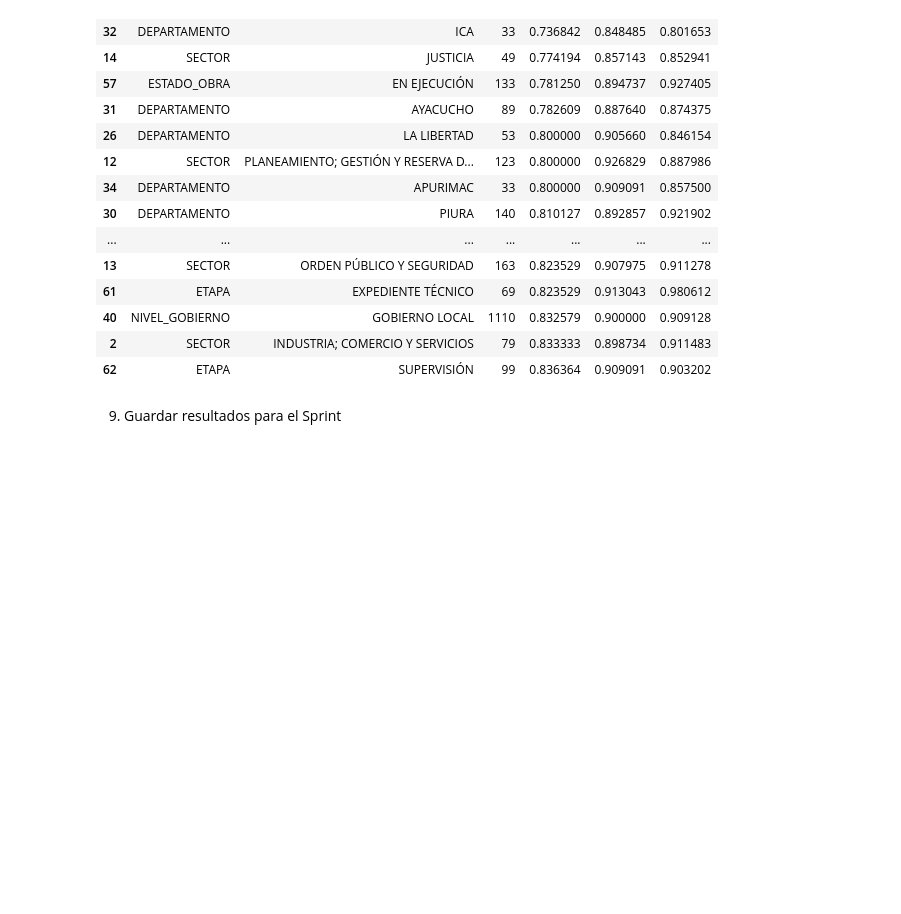
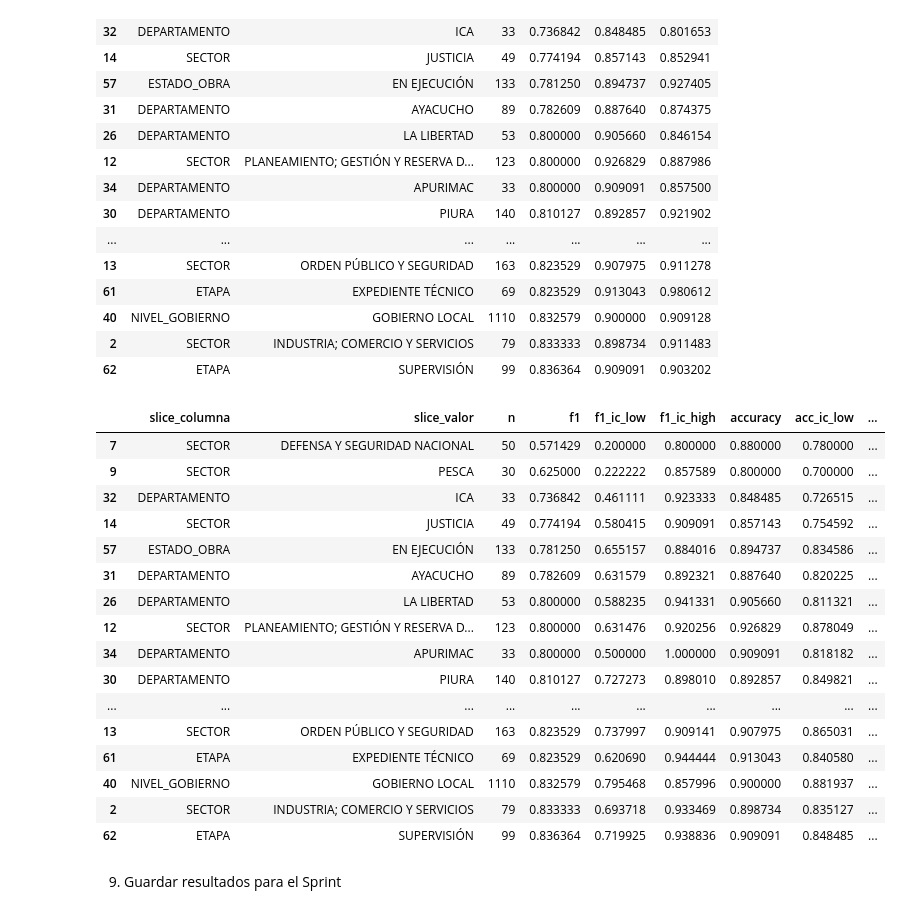
Before and after one commit to webconceptos/Deteccion_Corrupcion, a Jupyter notebook: notebooks/Sprint4/02_SlicesProblematicos.ipynb, the cells around one changed output. Cells and saved outputs as stored; diff of their text form; code cells hidden in the pictures; blank space fills up the shorter version.

Commit message:
Sprint 4: notebooks, modelos y análisis final

```diff
--- a/notebooks/Sprint4/02_SlicesProblematicos.ipynb
+++ b/notebooks/Sprint4/02_SlicesProblematicos.ipynb
@@ -279,3 +286,44 @@ df_slices_ic.head()
+# %%
+#####OPTIMIZADO#####
+resultados_slices_ic = []
+
+# Reducir análisis a slices relevantes
+slices = [
+    "SECTOR",
+    "DEPARTAMENTO",
+    "NIVEL_GOBIERNO",
+    "METODO_CONTRATACION",
+    "ESTADO_OBRA",
+    "ETAPA"
+]
+
+for col in slices:
+    print(f"Analizando columna: {col}")
+    valores_unicos = df[col].unique()
+
+    for val in valores_unicos:
+        df_sub = df[df[col] == val]
+
+        # Evitar slices pequeños o sin variabilidad
+        if len(df_sub) < 100:
+            continue
+        if len(df_sub["riesgo"].unique()) < 2:
+            continue
+
+        X_slice = df_sub.drop(columns=["riesgo"])
+        y_slice = df_sub["riesgo"]
+
+        met = evaluar_slice_con_ic(model, X_slice, y_slice)
+
+        resultados_slices_ic.append({
+            "slice_columna": col,
+            "slice_valor": val,
+            "n": len(df_sub),
+            **met
+        })
+
+df_slices_ic = pd.DataFrame(resultados_slices_ic)
+df_slices_ic.head()
 # %% [markdown]
 8. Ordenar y detectar problemas
 # %%
@@ -299,6 +347,27 @@ df_slices_sorted.head(20)
 | 40 | NIVEL_GOBIERNO | GOBIERNO LOCAL | 1110 | 0.832579 | 0.900000 | 0.909128 |
 | 2 | SECTOR | INDUSTRIA; COMERCIO Y SERVICIOS | 79 | 0.833333 | 0.898734 | 0.911483 |
 | 62 | ETAPA | SUPERVISIÓN | 99 | 0.836364 | 0.909091 | 0.903202 |
+# %%
+df_slices_sorted_ic = df_slices_ic.sort_values(by="f1")
+df_slices_sorted_ic.head(20)
+# %% [output]
+|  | slice_columna | slice_valor | n | f1 | f1_ic_low | f1_ic_high | accuracy | acc_ic_low | ... |
+| 7 | SECTOR | DEFENSA Y SEGURIDAD NACIONAL | 50 | 0.571429 | 0.200000 | 0.800000 | 0.880000 | 0.780000 | ... |
+| 9 | SECTOR | PESCA | 30 | 0.625000 | 0.222222 | 0.857589 | 0.800000 | 0.700000 | ... |
+| 32 | DEPARTAMENTO | ICA | 33 | 0.736842 | 0.461111 | 0.923333 | 0.848485 | 0.726515 | ... |
+| 14 | SECTOR | JUSTICIA | 49 | 0.774194 | 0.580415 | 0.909091 | 0.857143 | 0.754592 | ... |
+| 57 | ESTADO_OBRA | EN EJECUCIÓN | 133 | 0.781250 | 0.655157 | 0.884016 | 0.894737 | 0.834586 | ... |
+| 31 | DEPARTAMENTO | AYACUCHO | 89 | 0.782609 | 0.631579 | 0.892321 | 0.887640 | 0.820225 | ... |
+| 26 | DEPARTAMENTO | LA LIBERTAD | 53 | 0.800000 | 0.588235 | 0.941331 | 0.905660 | 0.811321 | ... |
+| 12 | SECTOR | PLANEAMIENTO; GESTIÓN Y RESERVA D... | 123 | 0.800000 | 0.631476 | 0.920256 | 0.926829 | 0.878049 | ... |
+| 34 | DEPARTAMENTO | APURIMAC | 33 | 0.800000 | 0.500000 | 1.000000 | 0.909091 | 0.818182 | ... |
+| 30 | DEPARTAMENTO | PIURA | 140 | 0.810127 | 0.727273 | 0.898010 | 0.892857 | 0.849821 | ... |
+| ... | ... | ... | ... | ... | ... | ... | ... | ... | ... |
+| 13 | SECTOR | ORDEN PÚBLICO Y SEGURIDAD | 163 | 0.823529 | 0.737997 | 0.909141 | 0.907975 | 0.865031 | ... |
+| 61 | ETAPA | EXPEDIENTE TÉCNICO | 69 | 0.823529 | 0.620690 | 0.944444 | 0.913043 | 0.840580 | ... |
+| 40 | NIVEL_GOBIERNO | GOBIERNO LOCAL | 1110 | 0.832579 | 0.795468 | 0.857996 | 0.900000 | 0.881937 | ... |
+| 2 | SECTOR | INDUSTRIA; COMERCIO Y SERVICIOS | 79 | 0.833333 | 0.693718 | 0.933469 | 0.898734 | 0.835127 | ... |
+| 62 | ETAPA | SUPERVISIÓN | 99 | 0.836364 | 0.719925 | 0.938836 | 0.909091 | 0.848485 | ... |
 # %% [markdown]
 9. Guardar resultados para el Sprint
 # %%
```
Also changed, not shown: parts of 6 cells of this notebook, 12 other files.
